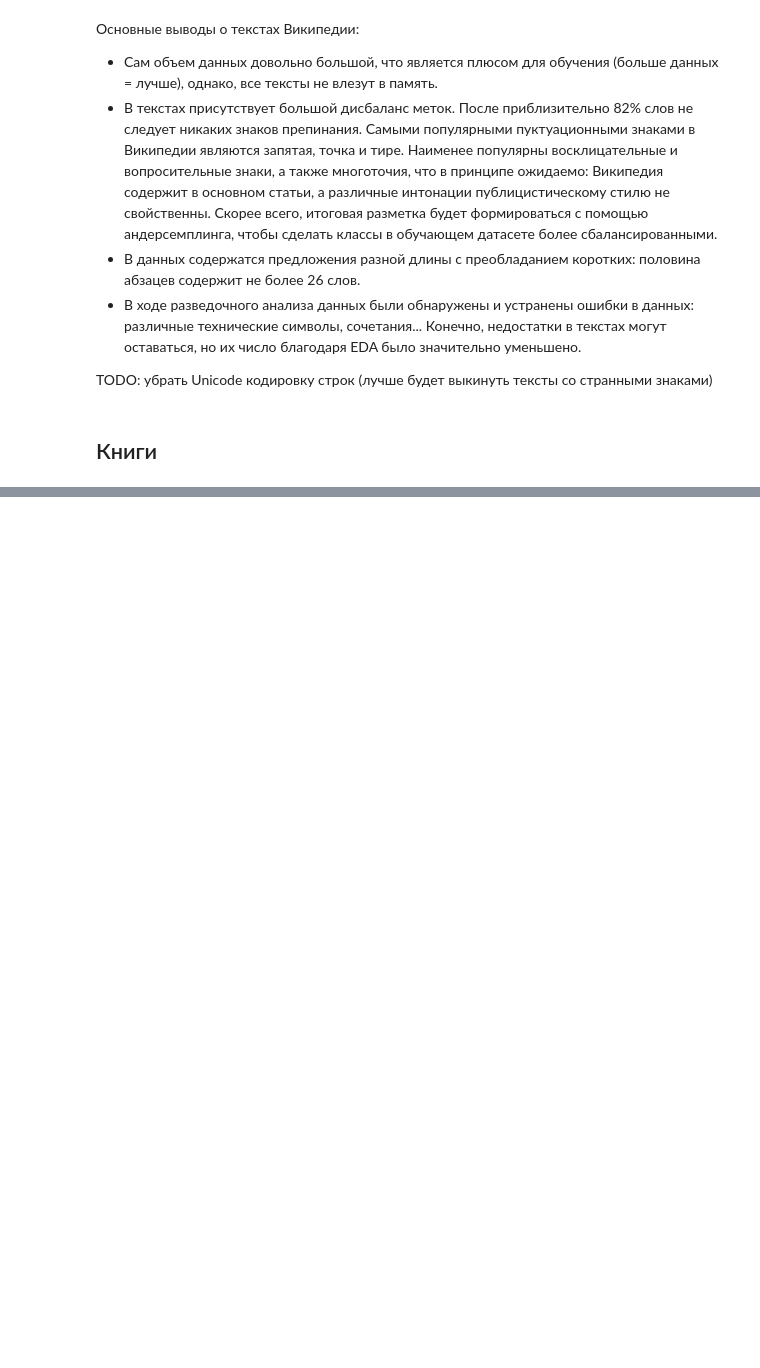
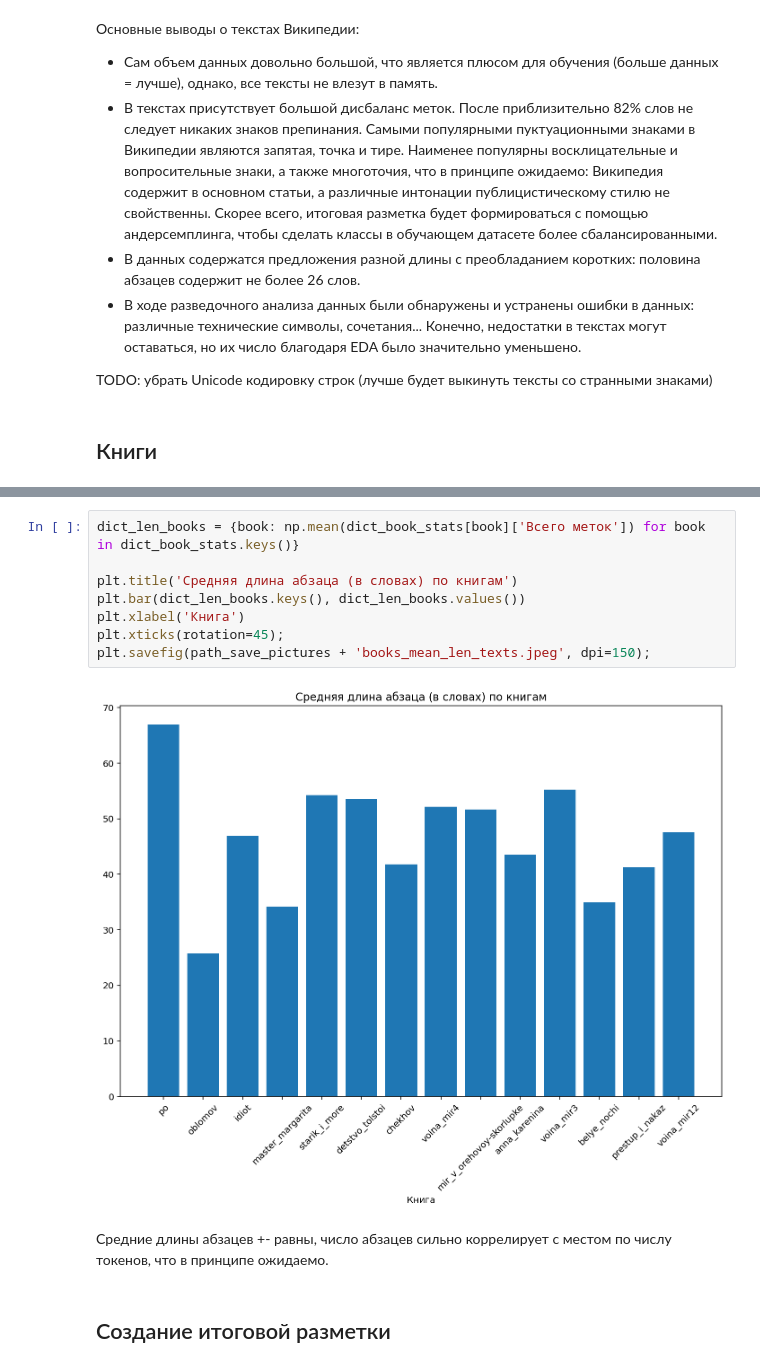
Before and after one commit to Markusiko/RuPunctNet, a Jupyter notebook: EDA/EDA.ipynb, the cells around one changed output, grey strips where cells are left out. Drawn from its saved outputs; the diff is of its cells as text; blank space fills up the shorter version.

```diff
--- a/EDA/EDA.ipynb
+++ b/EDA/EDA.ipynb
@@ -201,0 +344,14 @@ TODO: убрать Unicode кодировку строк (лучше будет
+# %%
+dict_len_books = {book: np.mean(dict_book_stats[book]['Всего меток']) for book in dict_book_stats.keys()}
+
+plt.title('Средняя длина абзаца (в словах) по книгам')
+plt.bar(dict_len_books.keys(), dict_len_books.values())
+plt.xlabel('Книга')
+plt.xticks(rotation=45);
+plt.savefig(path_save_pictures + 'books_mean_len_texts.jpeg', dpi=150);
+# %% [output]
+[figure, added]
+# %% [markdown]
+Средние длины абзацев +- равны, число абзацев сильно коррелирует с местом по числу токенов, что в принципе ожидаемо.
+# %% [markdown]
+## Создание итоговой разметки
```
Also changed, not shown: parts of 13 cells of this notebook, 2 other files.
